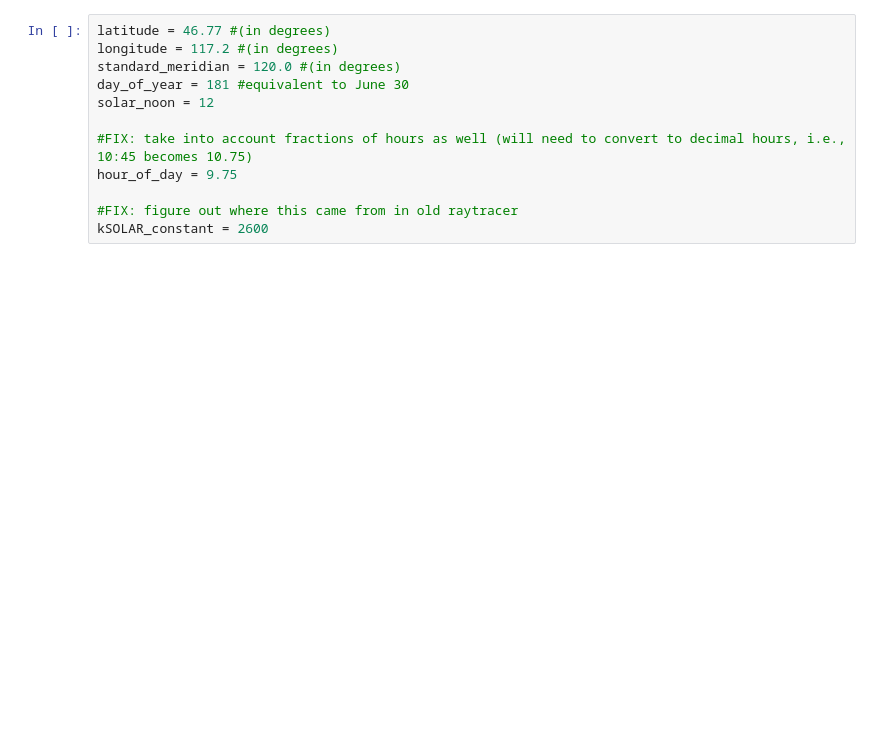
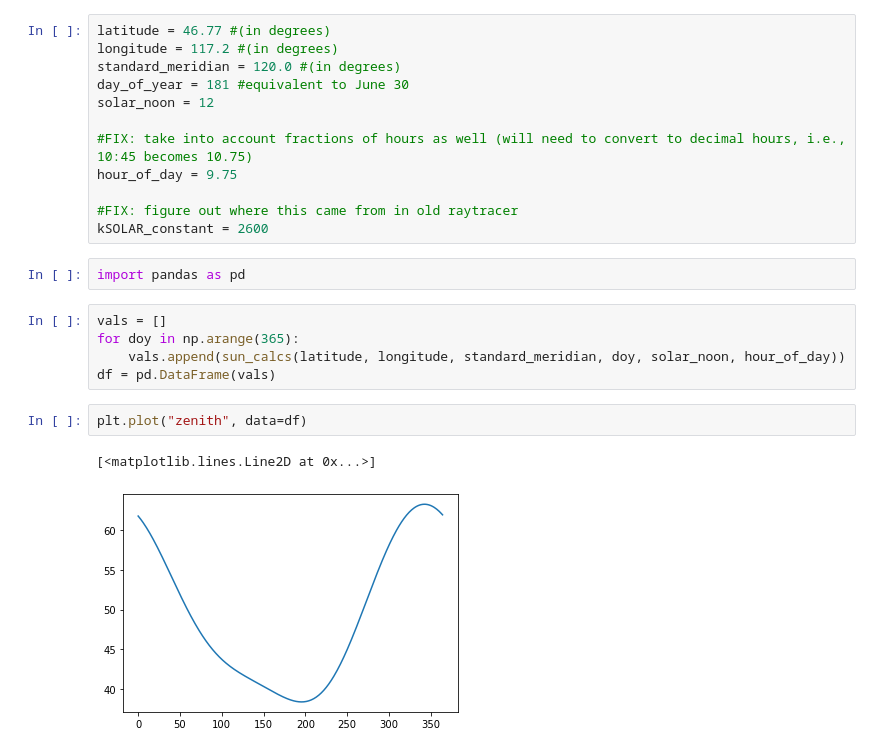
Before and after one commit to cheinemann/sun_calculations, a Jupyter notebook: sun_calcs_test.ipynb, the cells around one changed output. Saved outputs shown, nothing was run; the diff lists cells and outputs as text; blank space fills up the shorter version.

```diff
--- a/sun_calcs_test.ipynb
+++ b/sun_calcs_test.ipynb
@@ -194,3 +187,15 @@ hour_of_day = 9.75
 
 #FIX: figure out where this came from in old raytracer
 kSOLAR_constant = 2600
+# %%
+import pandas as pd
+# %%
+vals = []
+for doy in np.arange(365):
+    vals.append(sun_calcs(latitude, longitude, standard_meridian, doy, solar_noon, hour_of_day))
+df = pd.DataFrame(vals)
+# %%
+plt.plot("zenith", data=df)
+# %% [output]
+[<matplotlib.lines.Line2D at 0x...>]
+[figure, added]
```
Also changed, not shown: parts of 8 cells of this notebook.
